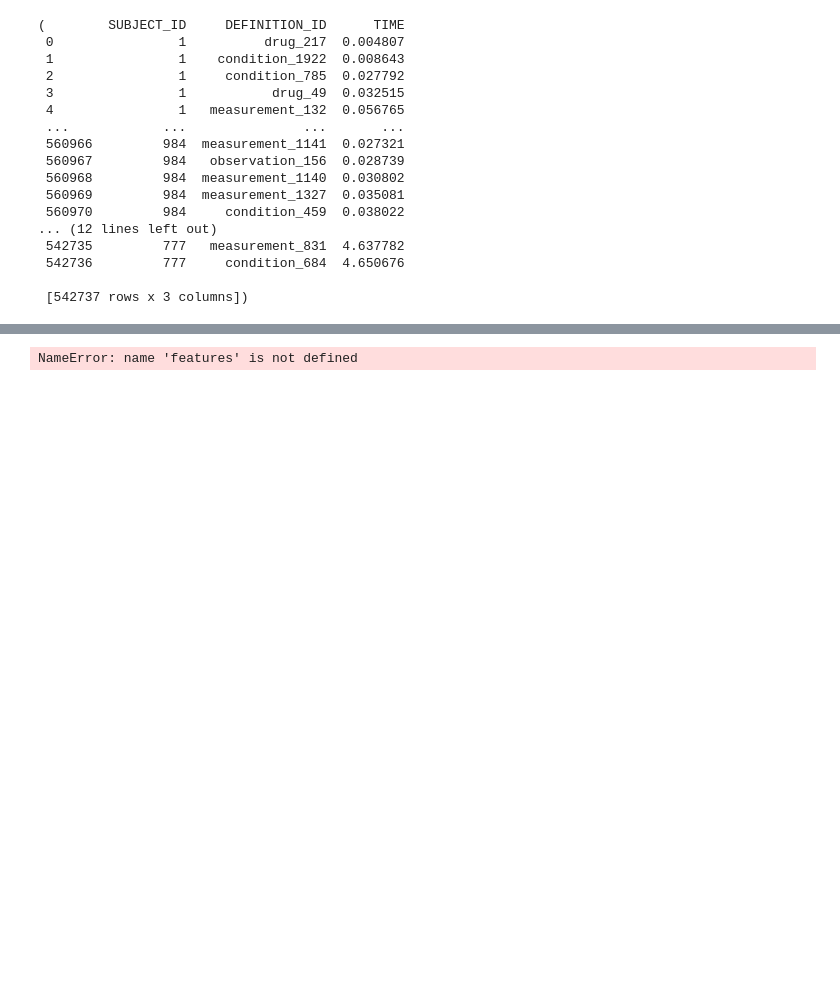
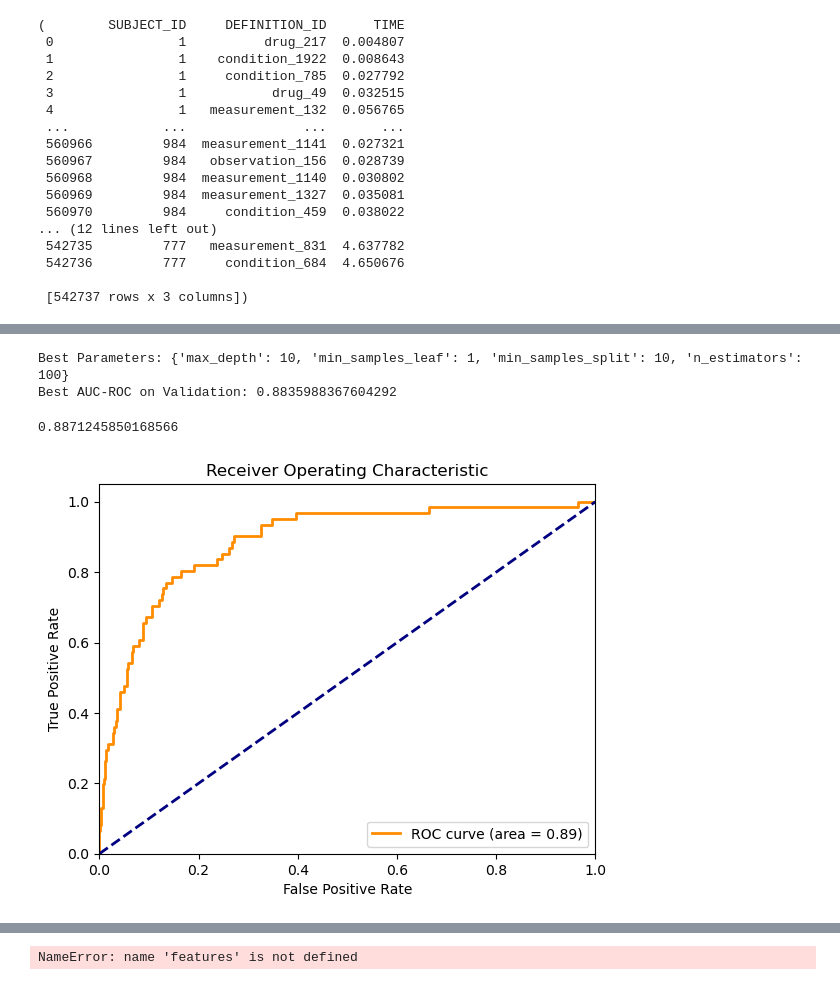
Before and after one commit to Norman90844/IDSproject, a Jupyter notebook: Lung Cancer Prediction Model.ipynb, the cells around one changed output, grey strips where cells are left out. Saved outputs shown, nothing was run; the diff lists cells and outputs as text; code cells hidden in the pictures; blank space fills up the shorter version.

Commit message:
some graphs

```diff
--- a/Lung Cancer Prediction Model.ipynb
+++ b/Lung Cancer Prediction Model.ipynb
@@ -182,0 +148,58 @@ auc_roc_validation
+# %%
+# Get the best estimator
+best_rf_classifier = grid_search.best_estimator_
+
+# Optionally, evaluate on the validation set
+X_validation = X_validation.reindex(columns=X.columns, fill_value=0)  # Ensuring column match
+y_pred_proba_validation = best_rf_classifier.predict_proba(X_validation)[:, 1]
+auc_roc_validation = roc_auc_score(y_validation, y_pred_proba_validation)
+
+print("Best Parameters:", grid_search.best_params_)
+print("Best AUC-ROC on Validation:", auc_roc_validation)
+# %% [output]
+Best Parameters: {'max_depth': 10, 'min_samples_leaf': 1, 'min_samples_split': 10, 'n_estimators': 100}
+Best AUC-ROC on Validation: 0.8835988367604292
+# %%
+X, y = prepare_features_and_labels(data)
+X_validation, y_validation = prepare_features_and_labels(validation)
+
+rf_classifier = RandomForestClassifier(random_state=42, max_depth= 10, min_samples_leaf= 1, min_samples_split = 10, n_estimators= 300)
+rf_classifier.fit(X,y)
+
+# Ensure that the columns in the validation set match the training set
+X_validation = X_validation.reindex(columns=X.columns, fill_value=0)
+
+# Predict the probabilities on the validation set
+y_pred_proba_validation = rf_classifier.predict_proba(X_validation)[:, 1]
+
+# Calculate the AUC-ROC score on the validation set
+auc_roc_validation = roc_auc_score(y_validation, y_pred_proba_validation)
+
+auc_roc_validation
+# %% [output]
+0.8871245850168566
+# %%
+import matplotlib.pyplot as plt
+from sklearn.metrics import roc_curve, auc
+
+# Assuming y_validation and y_pred_proba_validation are already defined as shown in your code
+
+# Calculate the ROC curve
+fpr, tpr, thresholds = roc_curve(y_validation, y_pred_proba_validation)
+
+# Calculate the AUC
+roc_auc = auc(fpr, tpr)
+
+# Plot the ROC curve
+plt.figure()
+plt.plot(fpr, tpr, color='darkorange', lw=2, label='ROC curve (area = %0.2f)' % roc_auc)
+plt.plot([0, 1], [0, 1], color='navy', lw=2, linestyle='--')
+plt.xlim([0.0, 1.0])
+plt.ylim([0.0, 1.05])
+plt.xlabel('False Positive Rate')
+plt.ylabel('True Positive Rate')
+plt.title('Receiver Operating Characteristic')
+plt.legend(loc="lower right")
+plt.show()
+# %% [output]
+[figure, added]
```
Also changed, not shown: parts of 11 cells of this notebook.
